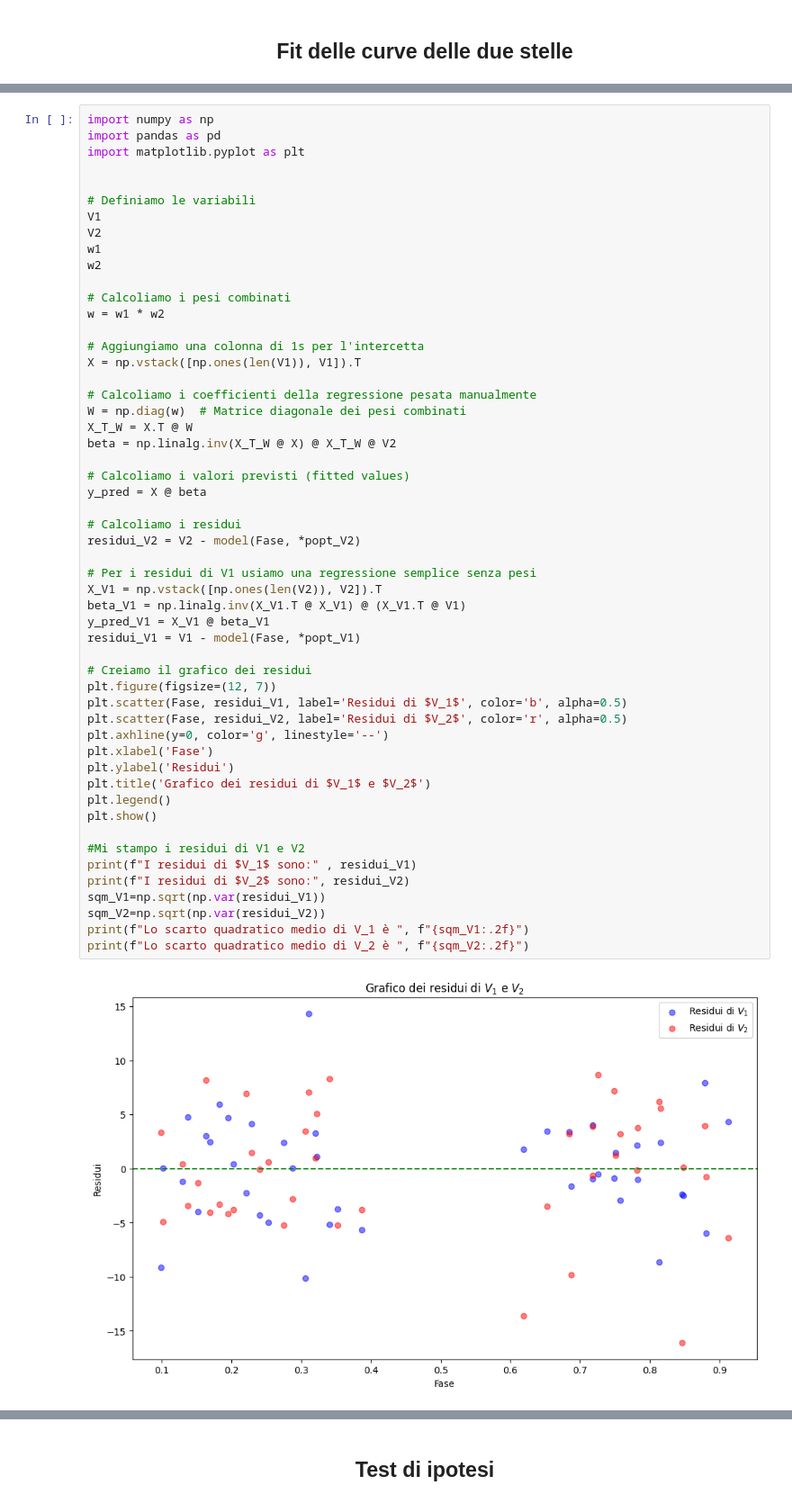
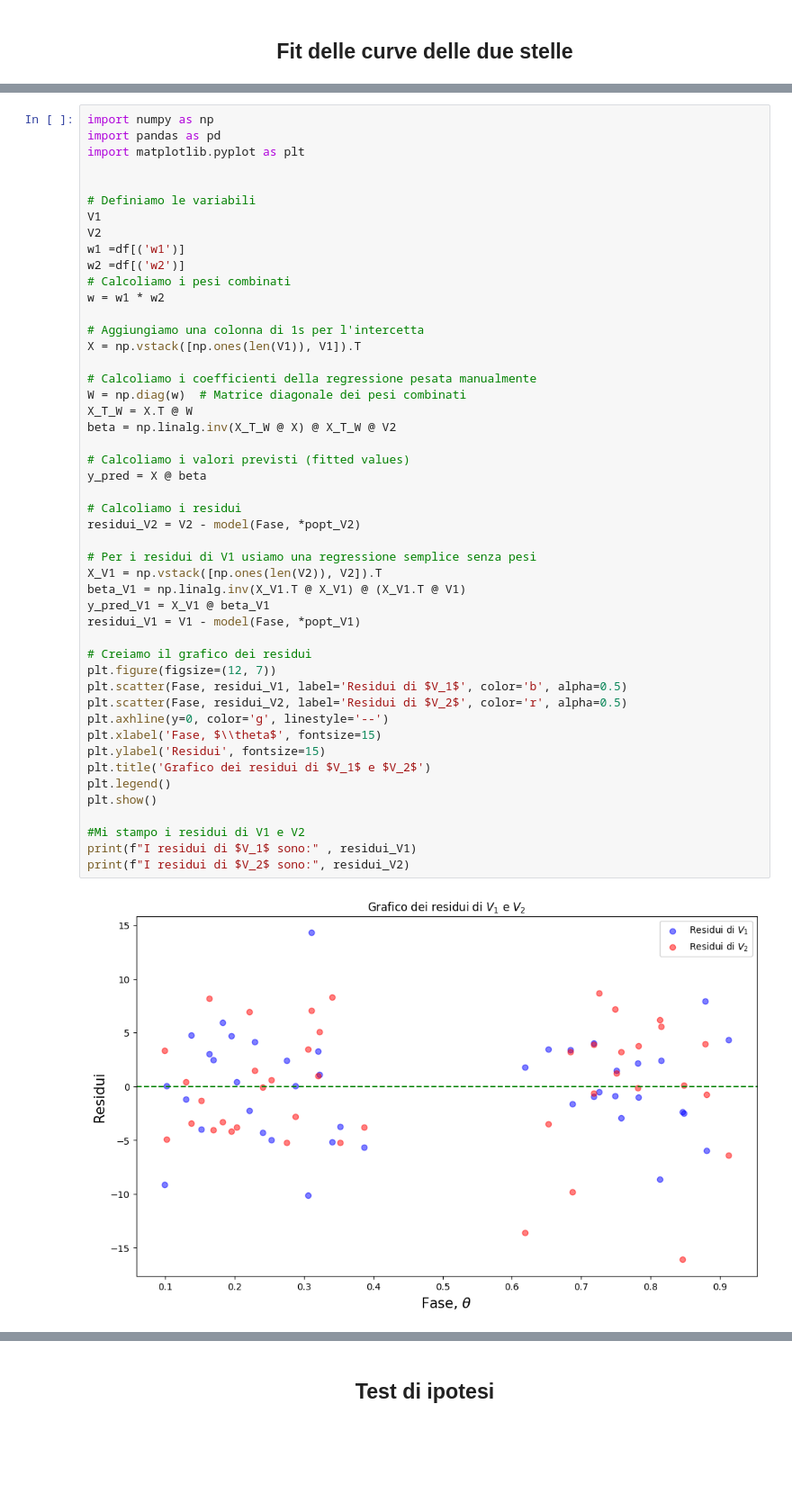
Before and after one commit to Sebyiossa/Progetto-Analisi-dati-2024, a Jupyter notebook: Progetti analisi statistica dei dati -Stelle Binarie.ipynb, the cells around one changed output, grey strips where cells are left out. Shown at 90% size. Drawn from its saved outputs; the diff is of its cells as text; blank space fills up the shorter version.

```diff
--- a/Progetti analisi statistica dei dati -Stelle Binarie.ipynb
+++ b/Progetti analisi statistica dei dati -Stelle Binarie.ipynb
@@ -226,9 +234,8 @@ import matplotlib.pyplot as plt
 # Definiamo le variabili
 V1
 V2
-w1
-w2
-
+w1 =df[('w1')]
+w2 =df[('w2')]
 # Calcoliamo i pesi combinati
 w = w1 * w2
 
@@ -238,37 +245,33 @@ X = np.vstack([np.ones(len(V1)), V1]).T
 # Calcoliamo i coefficienti della regressione pesata manualmente
 W = np.diag(w)  # Matrice diagonale dei pesi combinati
 X_T_W = X.T @ W
 beta = np.linalg.inv(X_T_W @ X) @ X_T_W @ V2
 
 # Calcoliamo i valori previsti (fitted values)
 y_pred = X @ beta
 
 # Calcoliamo i residui
 residui_V2 = V2 - model(Fase, *popt_V2)
 
 # Per i residui di V1 usiamo una regressione semplice senza pesi
 X_V1 = np.vstack([np.ones(len(V2)), V2]).T
 beta_V1 = np.linalg.inv(X_V1.T @ X_V1) @ (X_V1.T @ V1)
 y_pred_V1 = X_V1 @ beta_V1
 residui_V1 = V1 - model(Fase, *popt_V1)
 
 # Creiamo il grafico dei residui
 plt.figure(figsize=(12, 7))
 plt.scatter(Fase, residui_V1, label='Residui di $V_1$', color='b', alpha=0.5)
 plt.scatter(Fase, residui_V2, label='Residui di $V_2$', color='r', alpha=0.5)
 plt.axhline(y=0, color='g', linestyle='--')
-plt.xlabel('Fase')
-plt.ylabel('Residui')
+plt.xlabel('Fase, $\\theta$', fontsize=15)
+plt.ylabel('Residui', fontsize=15)
 plt.title('Grafico dei residui di $V_1$ e $V_2$')
 plt.legend()
 plt.show()
 
 #Mi stampo i residui di V1 e V2
 print(f"I residui di $V_1$ sono:" , residui_V1)
 print(f"I residui di $V_2$ sono:", residui_V2)
-sqm_V1=np.sqrt(np.var(residui_V1))
-sqm_V2=np.sqrt(np.var(residui_V2))
-print(f"Lo scarto quadratico medio di V_1 è ", f"{sqm_V1:.2f}")
-print(f"Lo scarto quadratico medio di V_2 è ", f"{sqm_V2:.2f}")
 # %% [output]
-[figure, old version]
+[figure, new version]
```
Also changed, not shown: parts of 36 cells of this notebook.
